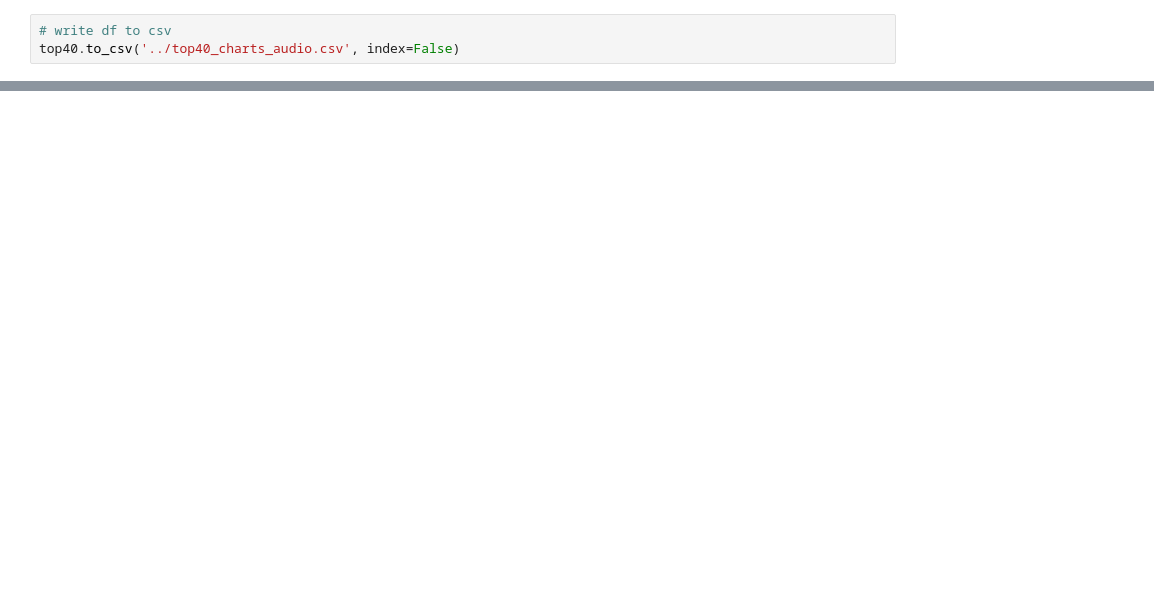
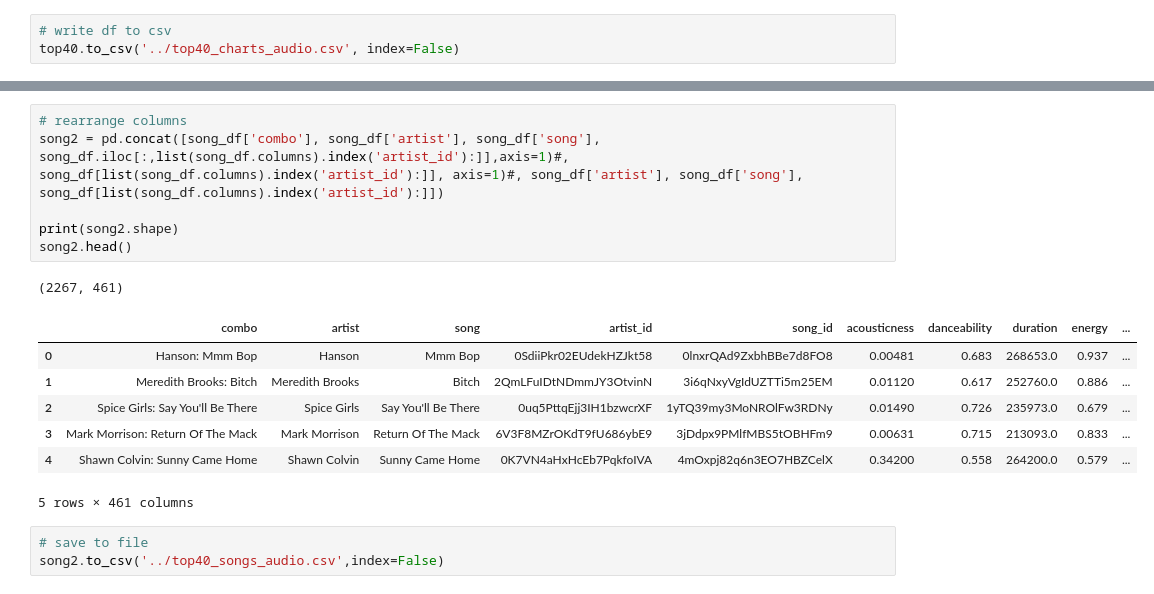
Before and after one commit to ariana94/Audio-Feature-API-Analyis-, a Jupyter notebook: 02A_data_exploration/explore_top40_charts.ipynb, the cells around one changed output, grey strips where cells are left out. Cells and saved outputs as stored; diff of their text form; blank space fills up the shorter version.

```diff
--- a/02A_data_exploration/explore_top40_charts.ipynb
+++ b/02A_data_exploration/explore_top40_charts.ipynb
@@ -241,0 +203,18 @@ top40.to_csv('../top40_charts_audio.csv', index=False)
+# %%
+# rearrange columns
+song2 = pd.concat([song_df['combo'], song_df['artist'], song_df['song'], song_df.iloc[:,list(song_df.columns).index('artist_id'):]],axis=1)#, song_df[list(song_df.columns).index('artist_id'):]], axis=1)#, song_df['artist'], song_df['song'], song_df[list(song_df.columns).index('artist_id'):]])
+
+print(song2.shape)
+song2.head()
+# %% [output]
+(2267, 461)
+|  | combo | artist | song | artist_id | song_id | acousticness | danceability | duration | energy | ... |
+| 0 | Hanson: Mmm Bop | Hanson | Mmm Bop | 0SdiiPkr02EUdekHZJkt58 | 0lnxrQAd9ZxbhBBe7d8FO8 | 0.00481 | 0.683 | 268653.0 | 0.937 | ... |
+| 1 | Meredith Brooks: Bitch | Meredith Brooks | Bitch | 2QmLFuIDtNDmmJY3OtvinN | 3i6qNxyVgIdUZTTi5m25EM | 0.01120 | 0.617 | 252760.0 | 0.886 | ... |
+| 2 | Spice Girls: Say You'll Be There | Spice Girls | Say You'll Be There | 0uq5PttqEjj3IH1bzwcrXF | 1yTQ39my3MoNROlFw3RDNy | 0.01490 | 0.726 | 235973.0 | 0.679 | ... |
+| 3 | Mark Morrison: Return Of The Mack | Mark Morrison | Return Of The Mack | 6V3F8MZrOKdT9fU686ybE9 | 3jDdpx9PMlfMBS5tOBHFm9 | 0.00631 | 0.715 | 213093.0 | 0.833 | ... |
+| 4 | Shawn Colvin: Sunny Came Home | Shawn Colvin | Sunny Came Home | 0K7VN4aHxHcEb7PqkfoIVA | 4mOxpj82q6n3EO7HBZCelX | 0.34200 | 0.558 | 264200.0 | 0.579 | ... |
+5 rows × 461 columns
+# %%
+# save to file
+song2.to_csv('../top40_songs_audio.csv',index=False)
```
Also changed, not shown: parts of 16 cells of this notebook, 12 other files.
